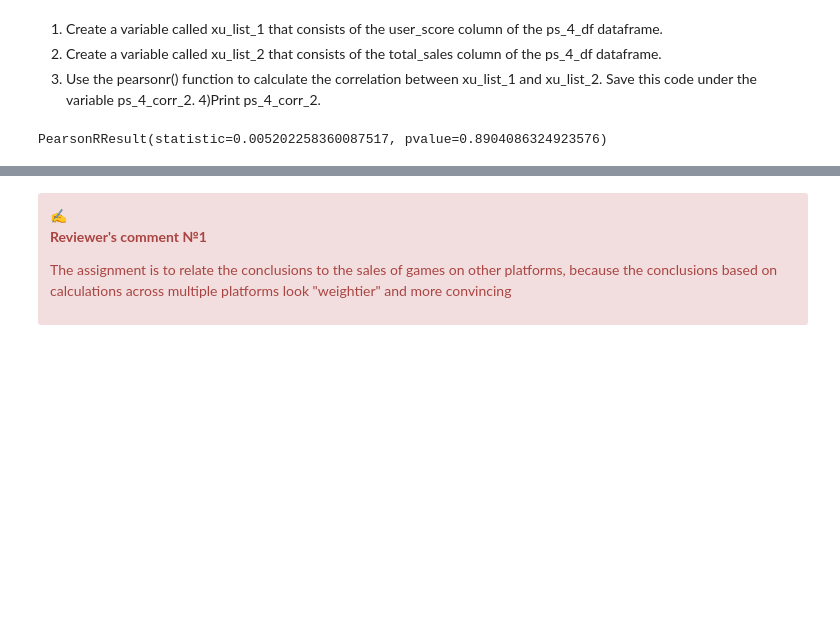
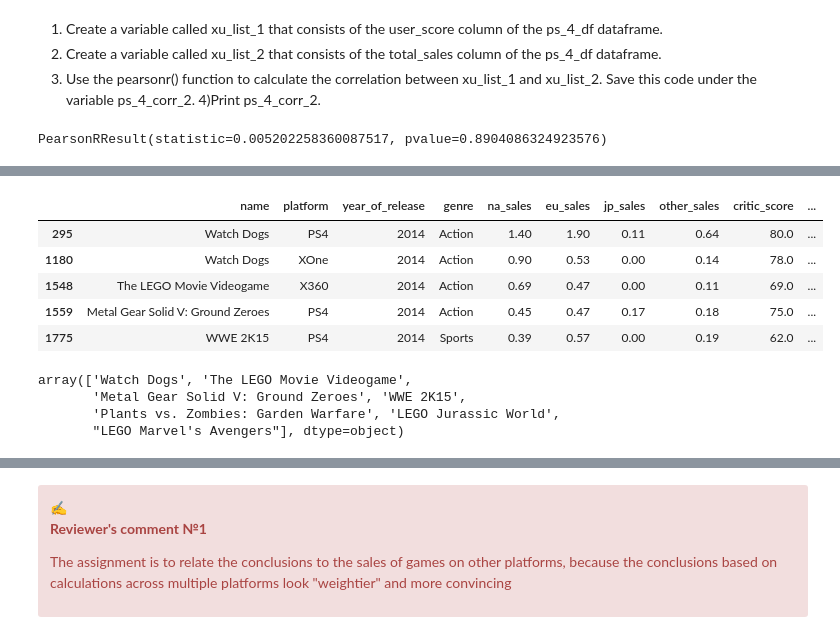
Before and after one commit to BLacuesta3/Sprint_5_Project, a Jupyter notebook: sprint_5 revision.ipynb, the cells around one changed output, grey strips where cells are left out. Saved outputs shown, nothing was run; the diff lists cells and outputs as text; code cells hidden in the pictures; blank space fills up the shorter version.

```diff
--- a/sprint_5 revision.ipynb
+++ b/sprint_5 revision.ipynb
@@ -1240,0 +1236,8 @@ The 3 platforms with the lowest average total sales are:
+# %%
+games_timeframe_list = 2014, 2015, 2016
+
+games_timeframe = df['year_of_release'].isin(games_timeframe_list)
+
+gt_df = df[games_timeframe]
+
+gt_df.head()
@@ -1240,0 +1251,24 @@ The 3 platforms with the lowest average total sales are:
+# %%
+grouped_platform = gt_df.groupby('name').platform.nunique().reset_index()
+
+multi_platform_games = grouped_platform[grouped_platform.platform > 3]
+
+multi_platform_g_name = multi_platform_games['name']
+
+multi_games = gt_df[gt_df['name'].isin(multi_platform_g_name)]
+
+multi_games.head()
+# %% [output]
+|  | name | platform | year_of_release | genre | na_sales | eu_sales | jp_sales | other_sales | critic_score | ... |
+| 295 | Watch Dogs | PS4 | 2014 | Action | 1.40 | 1.90 | 0.11 | 0.64 | 80.0 | ... |
+| 1180 | Watch Dogs | XOne | 2014 | Action | 0.90 | 0.53 | 0.00 | 0.14 | 78.0 | ... |
+| 1548 | The LEGO Movie Videogame | X360 | 2014 | Action | 0.69 | 0.47 | 0.00 | 0.11 | 69.0 | ... |
+| 1559 | Metal Gear Solid V: Ground Zeroes | PS4 | 2014 | Action | 0.45 | 0.47 | 0.17 | 0.18 | 75.0 | ... |
+| 1775 | WWE 2K15 | PS4 | 2014 | Sports | 0.39 | 0.57 | 0.00 | 0.19 | 62.0 | ... |
+# %%
+multi_games['name'].unique()
+# %% [output]
+array(['Watch Dogs', 'The LEGO Movie Videogame',
+       'Metal Gear Solid V: Ground Zeroes', 'WWE 2K15',
+       'Plants vs. Zombies: Garden Warfare', 'LEGO Jurassic World',
+       "LEGO Marvel's Avengers"], dtype=object)
```
Also changed, not shown: parts of 14 cells of this notebook.
